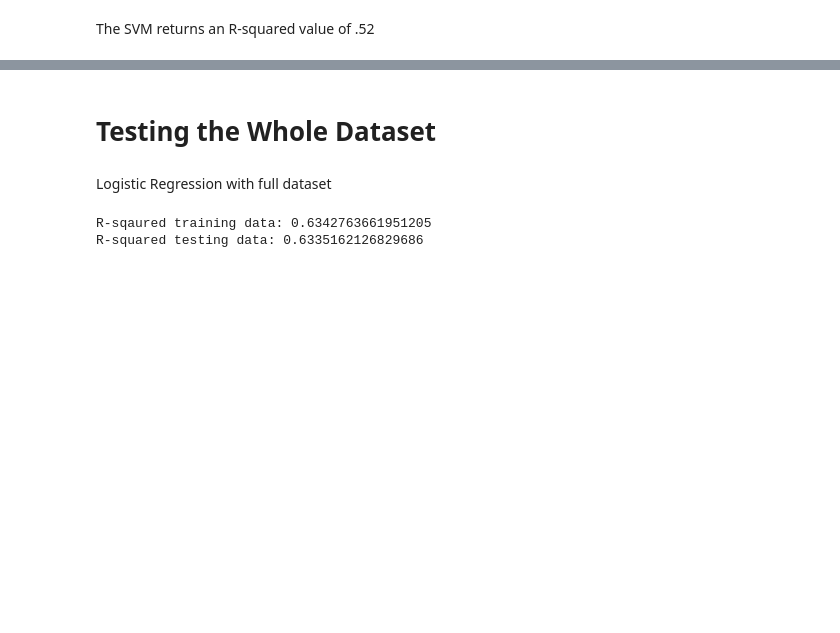
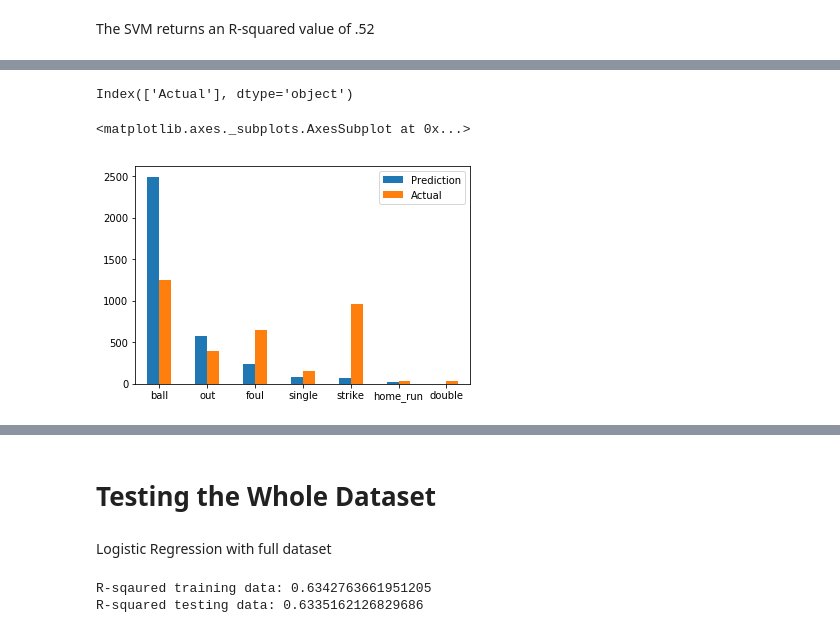
Before and after one commit to nradich/Pitch_Effective, a Jupyter notebook: Predict_outcome.ipynb, the cells around one changed output, grey strips where cells are left out. Cells and saved outputs as stored; diff of their text form; code cells hidden in the pictures; blank space fills up the shorter version.

Commit message:
Graphing results for SVM

```diff
--- a/Predict_outcome.ipynb
+++ b/Predict_outcome.ipynb
@@ -461,0 +448,27 @@ weighted avg       0.39      0.52      0.40      3506
+# %%
+clf_results = pd.DataFrame({"Prediction": clf_predict,
+                           "Actual": y_test})
+# %%
+predict_counts = clf_results.Prediction.value_counts()
+predict_df = predict_counts.to_frame()
+actual_counts = clf_results.Actual.value_counts()
+actual_df = actual_counts.to_frame()
+graph_items = pd.merge( predict_df, actual_df,left_index=True, right_index=True ,suffixes= ('predict', 'actual'))
+graph_items.plot.bar(rot=0)
+# %%
+actual_counts = clf_results.Actual.value_counts()
+actual_df = actual_counts.to_frame()
+graph_items = pd.merge( predict_df, actual_df,left_index=True, right_index=True ,suffixes= ('predict', 'actual'))
+graph_items.plot.bar(rot=0)
+# %%
+actual_df.columns
+# %% [output]
+Index(['Actual'], dtype='object')
+# %%
+graph_items = pd.merge( predict_df, actual_df,left_index=True, right_index=True ,suffixes= ('predict', 'actual'))
+graph_items.plot.bar(rot=0)
+# %%
+graph_items.plot.bar(rot=0)
+# %% [output]
+<matplotlib.axes._subplots.AxesSubplot at 0x...>
+[figure, added]
```
Also changed, not shown: parts of 16 cells of this notebook.
